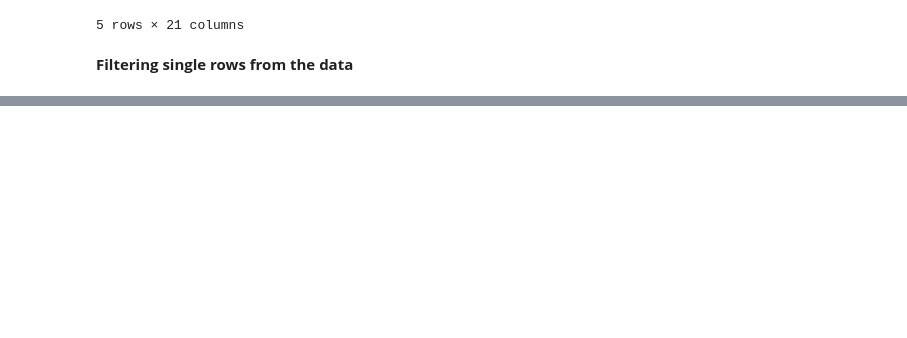
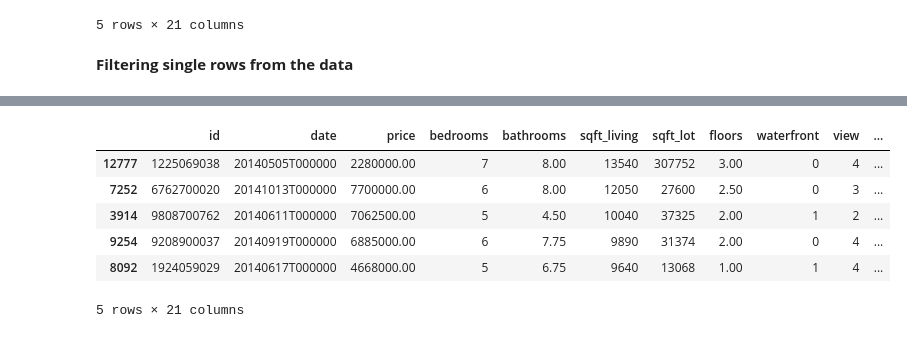
Before and after one commit to tuomasvaltanenLUAS/DataAnalytics2026, a Jupyter notebook: lecture4_pandas_tools/pandas_houses_examples1.ipynb, the cells around one changed output, grey strips where cells are left out. Saved outputs shown, nothing was run; the diff lists cells and outputs as text; code cells hidden in the pictures; blank space fills up the shorter version.

```diff
--- a/lecture4_pandas_tools/pandas_houses_examples1.ipynb
+++ b/lecture4_pandas_tools/pandas_houses_examples1.ipynb
@@ -46,0 +130,11 @@ single_house.transpose()
+# %%
+# get the 5 most expensive houses by price
+df.nlargest(5, "sqft_living")
+# %% [output]
+|  | id | date | price | bedrooms | bathrooms | sqft_living | sqft_lot | floors | waterfront | view | ... |
+| 12777 | 1225069038 | 20140505T000000 | 2280000.00 | 7 | 8.00 | 13540 | 307752 | 3.00 | 0 | 4 | ... |
+| 7252 | 6762700020 | 20141013T000000 | 7700000.00 | 6 | 8.00 | 12050 | 27600 | 2.50 | 0 | 3 | ... |
+| 3914 | 9808700762 | 20140611T000000 | 7062500.00 | 5 | 4.50 | 10040 | 37325 | 2.00 | 1 | 2 | ... |
+| 9254 | 9208900037 | 20140919T000000 | 6885000.00 | 6 | 7.75 | 9890 | 31374 | 2.00 | 0 | 4 | ... |
+| 8092 | 1924059029 | 20140617T000000 | 4668000.00 | 5 | 6.75 | 9640 | 13068 | 1.00 | 1 | 4 | ... |
+5 rows × 21 columns
```
Also changed, not shown: parts of 17 cells of this notebook.
